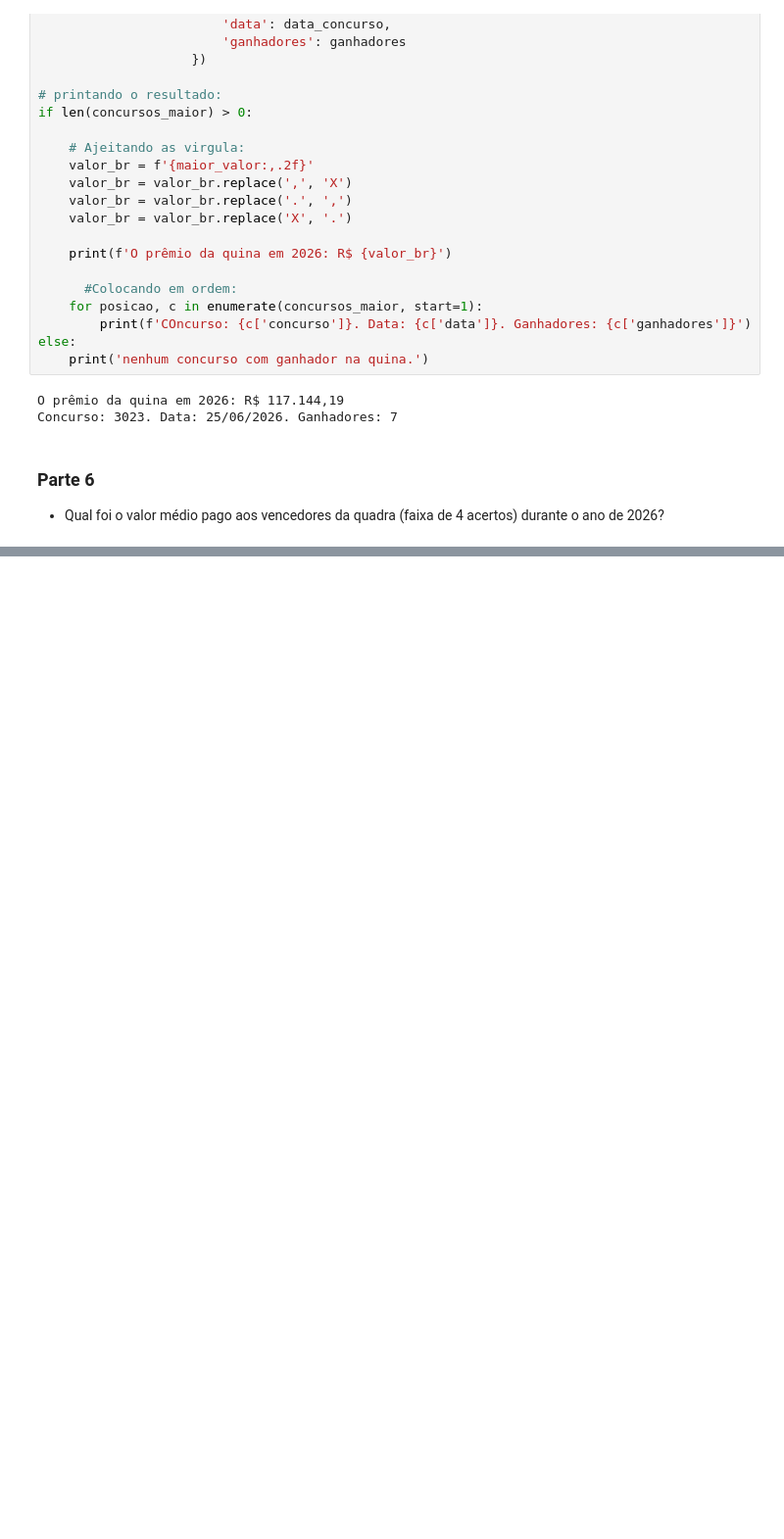
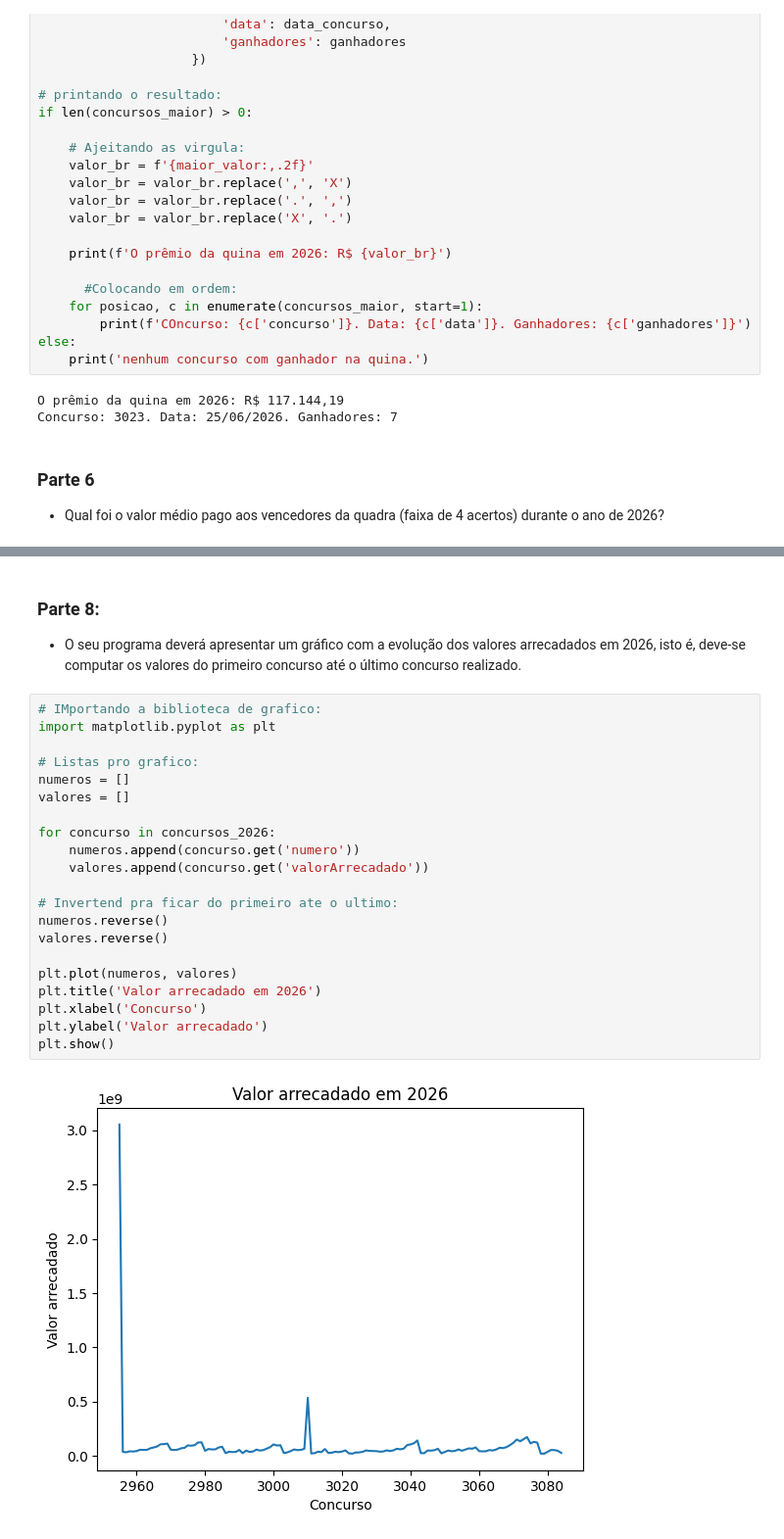
Before and after one commit to Evertonh0/Computacao-e-solucao-de-Problemas, a Jupyter notebook: m16_trabalho_final.ipynb, the cells around one changed output, grey strips where cells are left out. Shown at 98% size. Drawn from its saved outputs; the diff is of its cells as text; blank space fills up the shorter version.

```diff
--- a/m16_trabalho_final.ipynb
+++ b/m16_trabalho_final.ipynb
@@ -365,0 +401,26 @@ Media por ganhador: R$ 628,96
+# %% [markdown]
+### **Parte 8:**
+ - O seu programa deverá apresentar um gráfico com a evolução dos valores arrecadados em 2026, isto é, deve-se computar os valores do primeiro concurso até o último concurso realizado.
+# %%
+# IMportando a biblioteca de grafico:
+import matplotlib.pyplot as plt
+
+# Listas pro grafico:
+numeros = []
+valores = []
+
+for concurso in concursos_2026:
+    numeros.append(concurso.get('numero'))
+    valores.append(concurso.get('valorArrecadado'))
+
+# Invertend pra ficar do primeiro ate o ultimo:
+numeros.reverse()
+valores.reverse()
+
+plt.plot(numeros, valores)
+plt.title('Valor arrecadado em 2026')
+plt.xlabel('Concurso')
+plt.ylabel('Valor arrecadado')
+plt.show()
+# %% [output]
+[figure, added]
```
Also changed, not shown: parts of 5 cells of this notebook.
